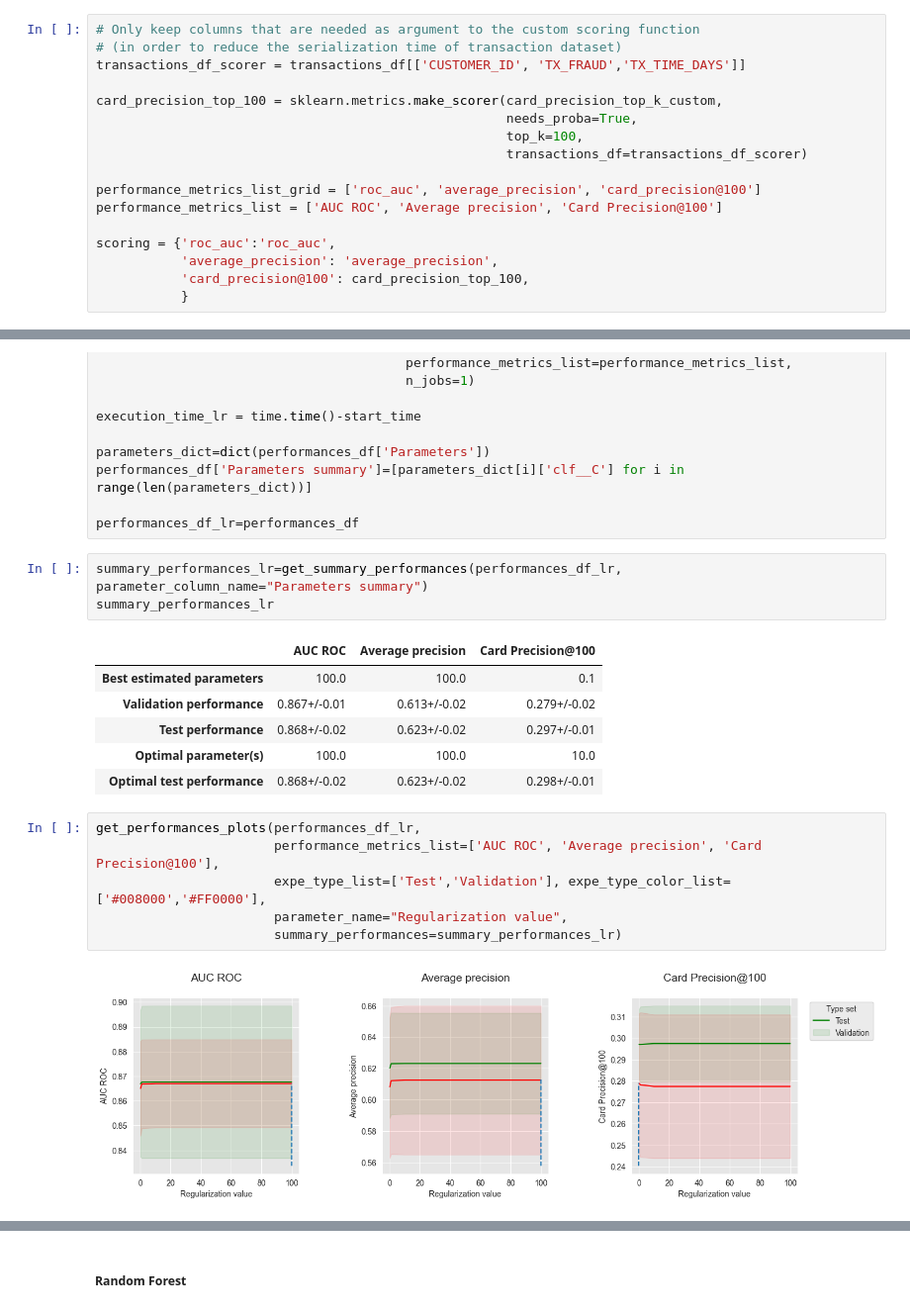
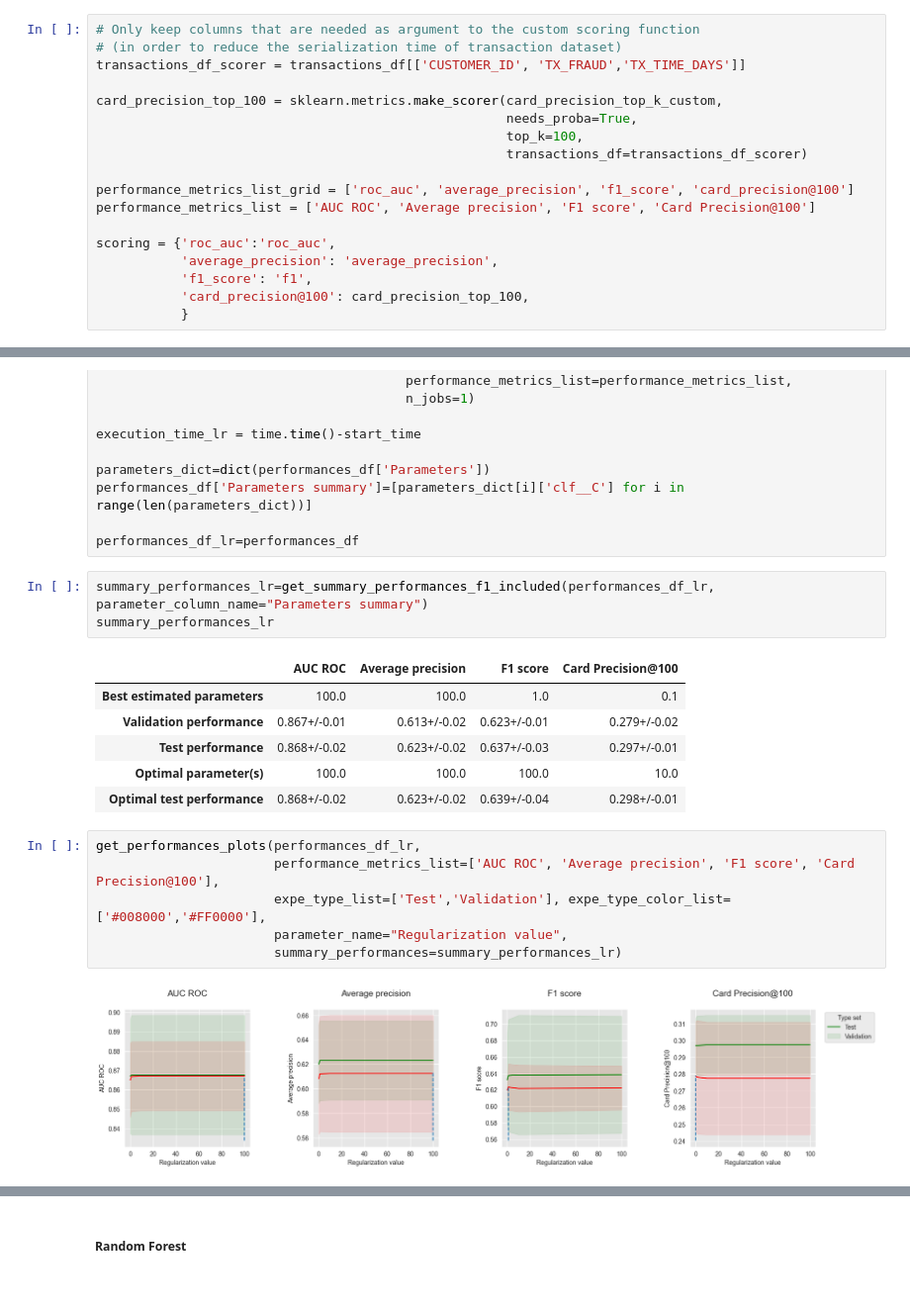
Before and after one commit to MarcinChamera/mgr-anomaly-ts-xai, a Jupyter notebook: handbook_testing_3.ipynb, the cells around one changed output, grey strips where cells are left out. Shown at 99% size. Cells and saved outputs as stored; diff of their text form.

```diff
--- a/handbook_testing_3.ipynb
+++ b/handbook_testing_3.ipynb
@@ -72,11 +89,12 @@ card_precision_top_100 = sklearn.metrics.make_scorer(card_precision_top_k_custom
                                                      top_k=100,
                                                      transactions_df=transactions_df_scorer)
 
-performance_metrics_list_grid = ['roc_auc', 'average_precision', 'card_precision@100']
-performance_metrics_list = ['AUC ROC', 'Average precision', 'Card Precision@100']
+performance_metrics_list_grid = ['roc_auc', 'average_precision', 'f1_score', 'card_precision@100']
+performance_metrics_list = ['AUC ROC', 'Average precision', 'F1 score', 'Card Precision@100']
 
 scoring = {'roc_auc':'roc_auc',
            'average_precision': 'average_precision',
+           'f1_score': 'f1',
            'card_precision@100': card_precision_top_100,
            }
 # %% [markdown]
@@ -177,23 +250,23 @@ performances_df['Parameters summary']=[parameters_dict[i]['clf__C'] for i in ran
 
 performances_df_lr=performances_df
 # %%
-summary_performances_lr=get_summary_performances(performances_df_lr, parameter_column_name="Parameters summary")
+summary_performances_lr=get_summary_performances_f1_included(performances_df_lr, parameter_column_name="Parameters summary")
 summary_performances_lr
 # %% [output]
-|  | AUC ROC | Average precision | Card Precision@100 |
-| Best estimated parameters | 100.0 | 100.0 | 0.1 |
-| Validation performance | 0.867+/-0.01 | 0.613+/-0.02 | 0.279+/-0.02 |
-| Test performance | 0.868+/-0.02 | 0.623+/-0.02 | 0.297+/-0.01 |
-| Optimal parameter(s) | 100.0 | 100.0 | 10.0 |
-| Optimal test performance | 0.868+/-0.02 | 0.623+/-0.02 | 0.298+/-0.01 |
+|  | AUC ROC | Average precision | F1 score | Card Precision@100 |
+| Best estimated parameters | 100.0 | 100.0 | 1.0 | 0.1 |
+| Validation performance | 0.867+/-0.01 | 0.613+/-0.02 | 0.623+/-0.01 | 0.279+/-0.02 |
+| Test performance | 0.868+/-0.02 | 0.623+/-0.02 | 0.637+/-0.03 | 0.297+/-0.01 |
+| Optimal parameter(s) | 100.0 | 100.0 | 100.0 | 10.0 |
+| Optimal test performance | 0.868+/-0.02 | 0.623+/-0.02 | 0.639+/-0.04 | 0.298+/-0.01 |
 # %%
 get_performances_plots(performances_df_lr,
-                       performance_metrics_list=['AUC ROC', 'Average precision', 'Card Precision@100'],
+                       performance_metrics_list=['AUC ROC', 'Average precision', 'F1 score', 'Card Precision@100'],
                        expe_type_list=['Test','Validation'], expe_type_color_list=['#008000','#FF0000'],
                        parameter_name="Regularization value",
                        summary_performances=summary_performances_lr)
 # %% [output]
-[figure, old version]
+[figure, new version]
 # %%
 (train_df, test_df) = get_train_test_set(transactions_df,start_date_training,
                                        delta_train=7,delta_delay=7,delta_test=7)
```
Also changed, not shown: parts of 23 cells of this notebook, 49 other files.
